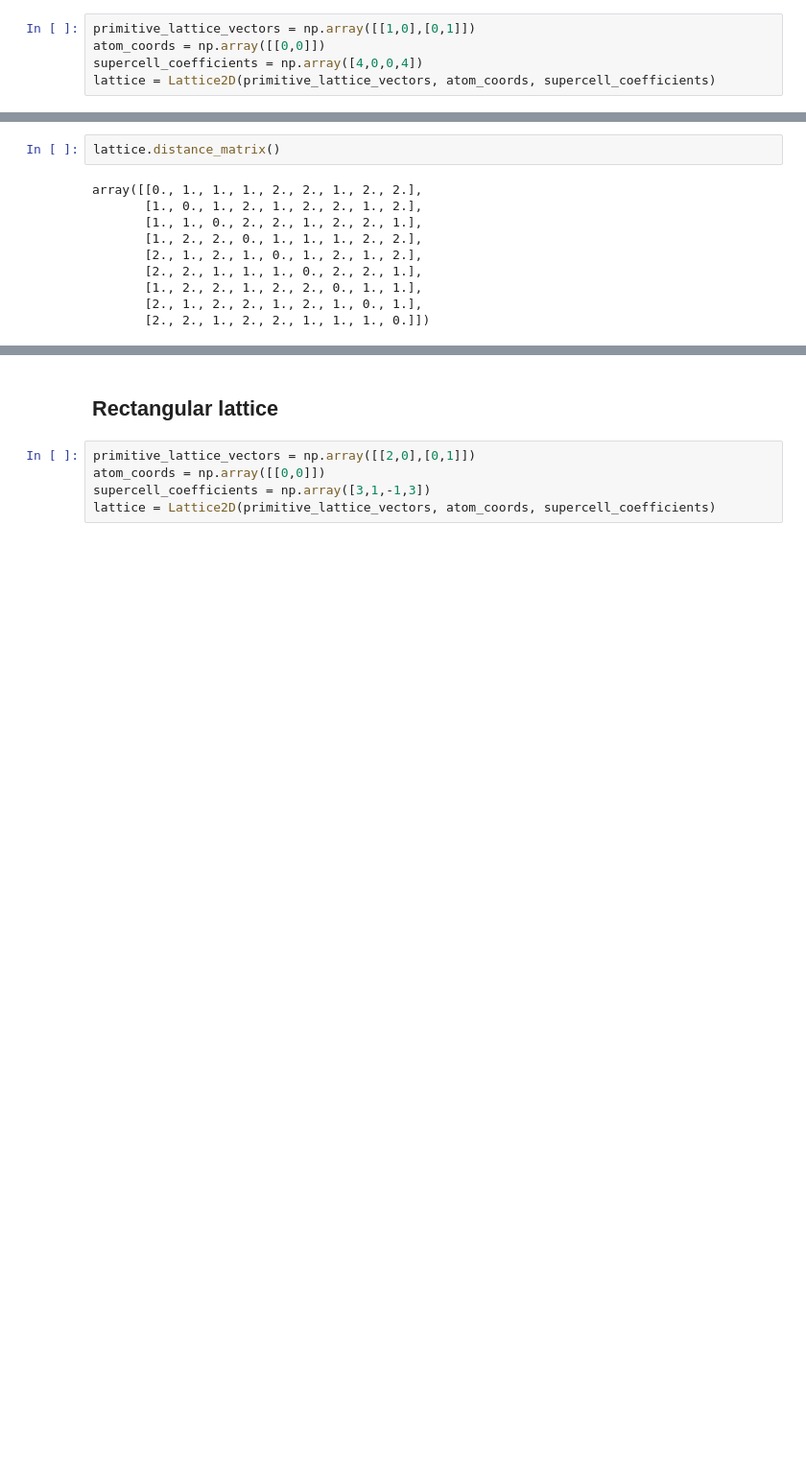
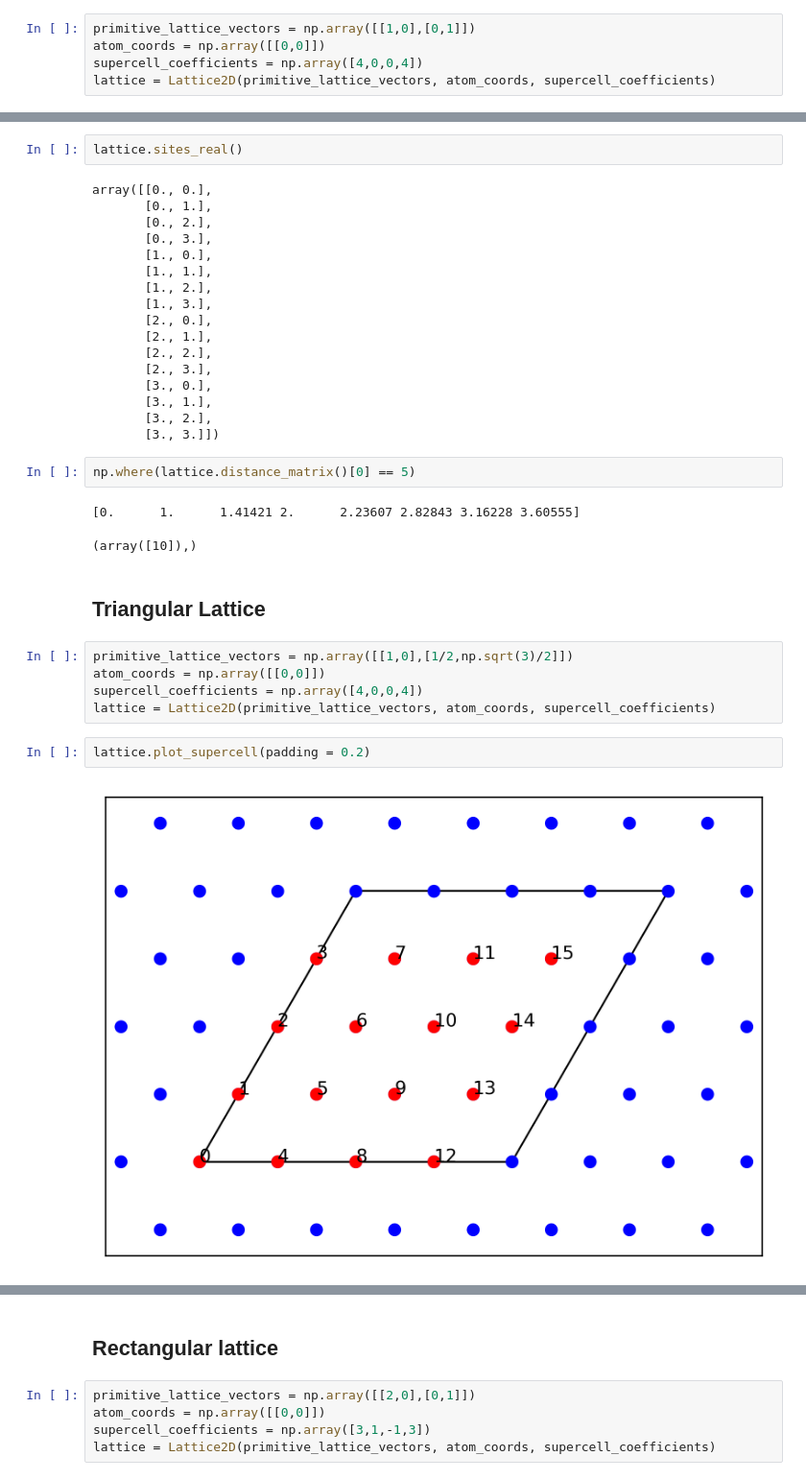
Before and after one commit to louishrm/lattice2D, a Jupyter notebook: lattice_test.ipynb, the cells around one changed output, grey strips where cells are left out. Shown at 96% size. Drawn from its saved outputs; the diff is of its cells as text; blank space fills up the shorter version.

```diff
--- a/lattice_test.ipynb
+++ b/lattice_test.ipynb
@@ -35,12 +36,35 @@ lattice.plot_supercell(padding = 0.5)
 # %%
-lattice.distance_matrix()
+lattice.sites_real()
 # %% [output]
-array([[0., 1., 1., 1., 2., 2., 1., 2., 2.],
-       [1., 0., 1., 2., 1., 2., 2., 1., 2.],
-       [1., 1., 0., 2., 2., 1., 2., 2., 1.],
-       [1., 2., 2., 0., 1., 1., 1., 2., 2.],
-       [2., 1., 2., 1., 0., 1., 2., 1., 2.],
-       [2., 2., 1., 1., 1., 0., 2., 2., 1.],
-       [1., 2., 2., 1., 2., 2., 0., 1., 1.],
-       [2., 1., 2., 2., 1., 2., 1., 0., 1.],
-       [2., 2., 1., 2., 2., 1., 1., 1., 0.]])
+array([[0., 0.],
+       [0., 1.],
+       [0., 2.],
+       [0., 3.],
+       [1., 0.],
+       [1., 1.],
+       [1., 2.],
+       [1., 3.],
+       [2., 0.],
+       [2., 1.],
+       [2., 2.],
+       [2., 3.],
+       [3., 0.],
+       [3., 1.],
+       [3., 2.],
+       [3., 3.]])
+# %%
+np.where(lattice.distance_matrix()[0] == 5)
+# %% [output]
+[0.      1.      1.41421 2.      2.23607 2.82843 3.16228 3.60555]
+(array([10]),)
+# %% [markdown]
+## Triangular Lattice
+# %%
+primitive_lattice_vectors = np.array([[1,0],[1/2,np.sqrt(3)/2]])
+atom_coords = np.array([[0,0]])
+supercell_coefficients = np.array([4,0,0,4])
+lattice = Lattice2D(primitive_lattice_vectors, atom_coords, supercell_coefficients)
+# %%
+lattice.plot_supercell(padding = 0.2)
+# %% [output]
+[figure, added]
```
Also changed, not shown: parts of 12 cells of this notebook, 1 other file.
